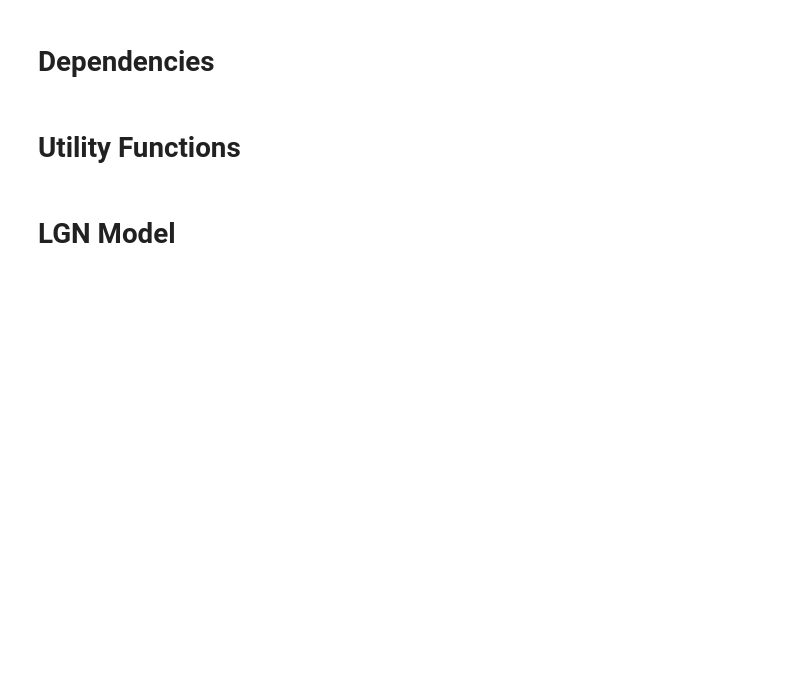
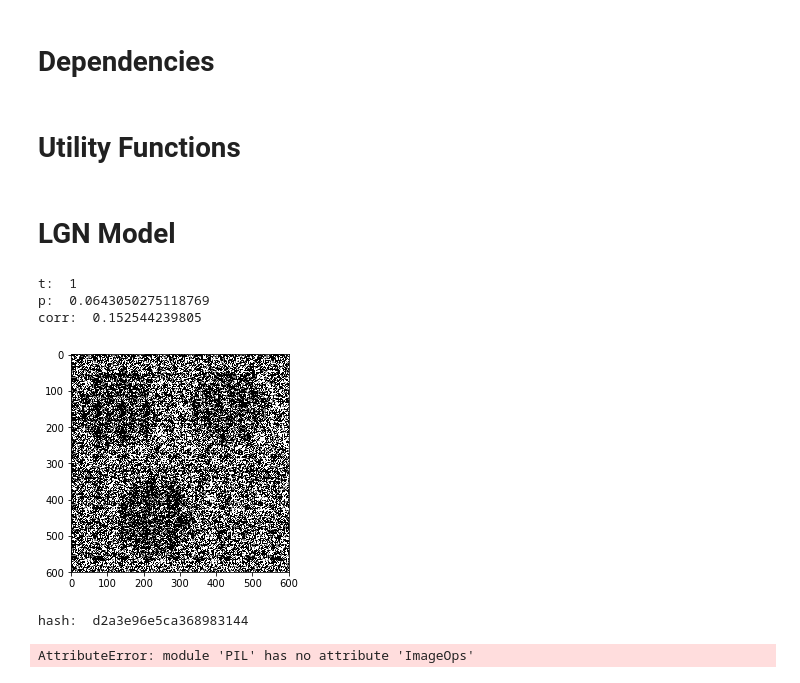
Before and after one commit to Wise61/depth_perception, a Jupyter notebook: lgn_corr.ipynb, the cells around one changed output. Cells and saved outputs as stored; diff of their text form; code cells hidden in the pictures; blank space fills up the shorter version.

```diff
--- a/lgn_corr.ipynb
+++ b/lgn_corr.ipynb
@@ -41,7 +43,7 @@ def generate_gabor(size, shift, sigma, rotation, phase_shift, frequency):
     return gabor
 
 def open_norm(path,verbose=False):
-    raw = np.array(PIL.Image.open(path).convert("L"))
+    raw = np.array(PIImage.open(path).convert("L"))
     norm = (raw - np.mean(raw)) / np.std(raw)
 
     if verbose:
@@ -294,0 +375,9 @@ for gg in range(10):
+# %%
+test = runEx()
+# %% [output]
+t:  1
+p:  0.0643050275118769
+corr:  0.152544239805
+[figure, added]
+hash:  d2a3e96e5ca368983144
+AttributeError: module 'PIL' has no attribute 'ImageOps'
```
Also changed, not shown: parts of 10 cells of this notebook, 9 other files.
